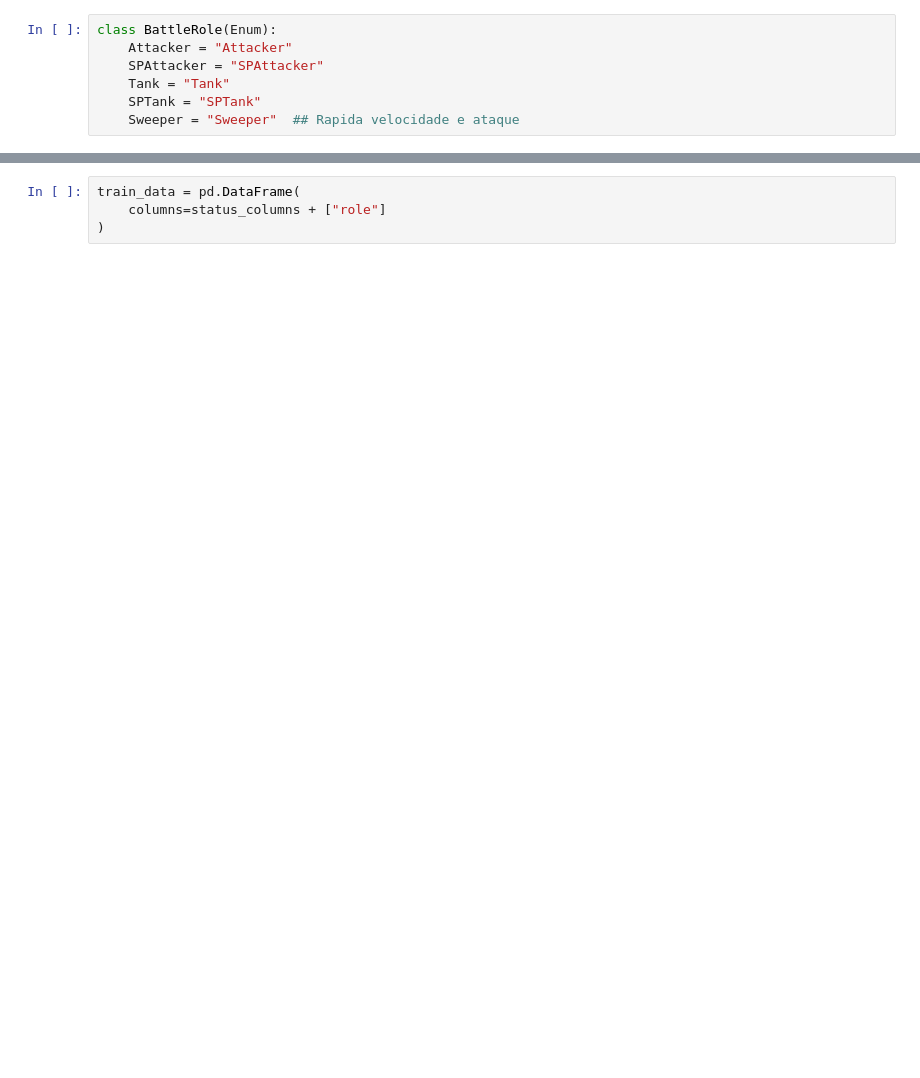
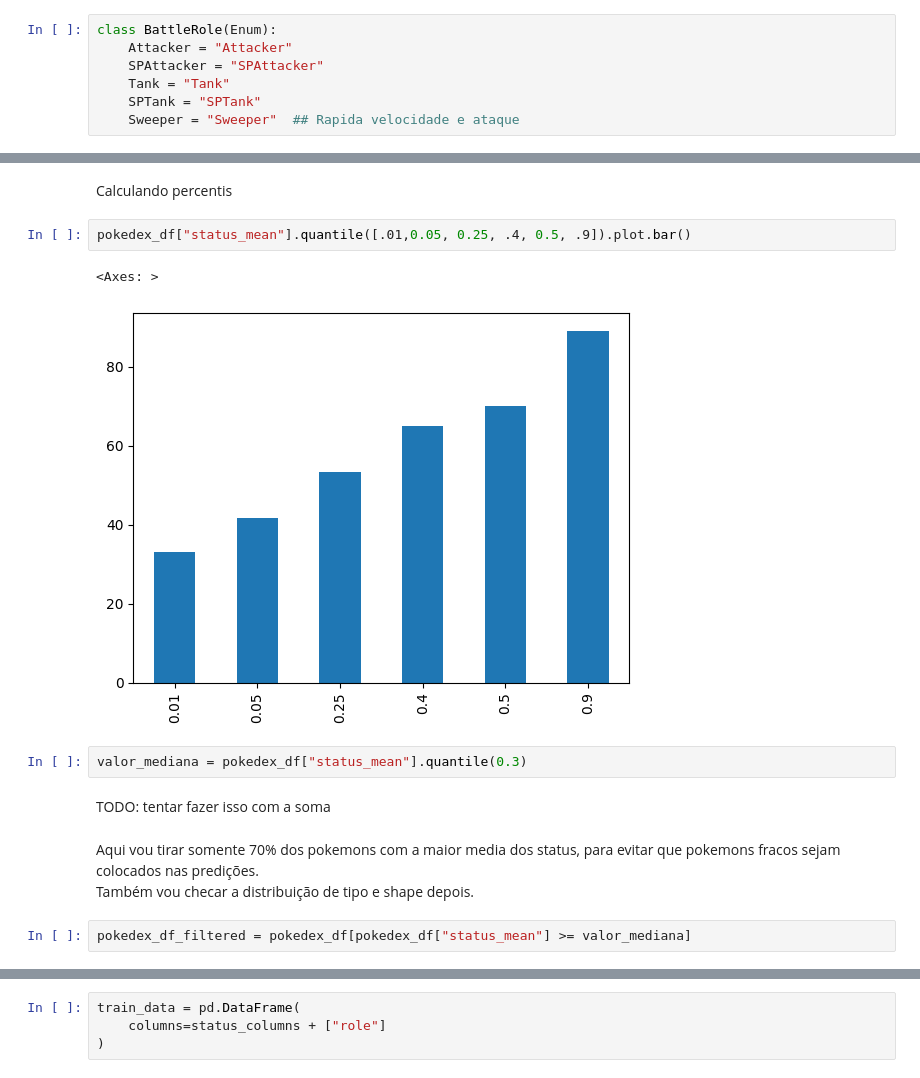
Before and after one commit to arthur-mts/mineracao-dados, a Jupyter notebook: projeto/battle_caracteristic_classifier.ipynb, the cells around one changed output, grey strips where cells are left out. Saved outputs shown, nothing was run; the diff lists cells and outputs as text; blank space fills up the shorter version.

```diff
--- a/projeto/battle_caracteristic_classifier.ipynb
+++ b/projeto/battle_caracteristic_classifier.ipynb
@@ -52,0 +37,16 @@ pokedex_df.head()
+# %% [markdown]
+Calculando percentis
+# %%
+pokedex_df["status_mean"].quantile([.01,0.05, 0.25, .4, 0.5, .9]).plot.bar()
+# %% [output]
+<Axes: >
+[figure, added]
+# %%
+valor_mediana = pokedex_df["status_mean"].quantile(0.3)
+# %% [markdown]
+TODO: tentar fazer isso com a soma
+# %% [markdown]
+Aqui vou tirar somente 70% dos pokemons com a maior media dos status, para evitar que pokemons fracos sejam colocados nas predições.
+Também vou checar a distribuição de tipo e shape depois.
+# %%
+pokedex_df_filtered = pokedex_df[pokedex_df["status_mean"] >= valor_mediana]
```
Also changed, not shown: parts of 24 cells of this notebook, 1 other file.
